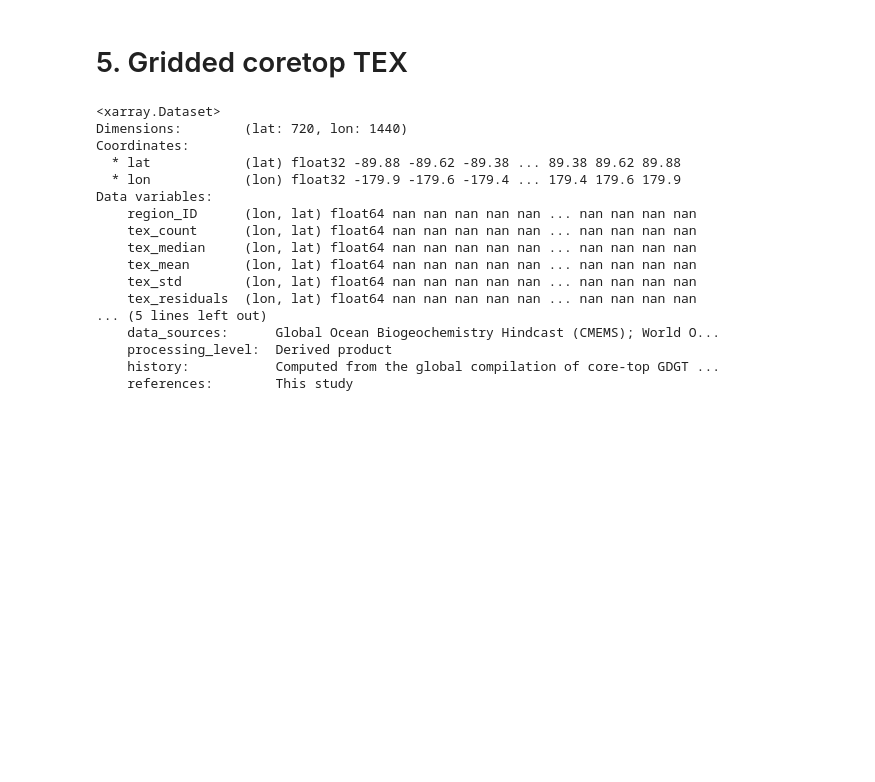
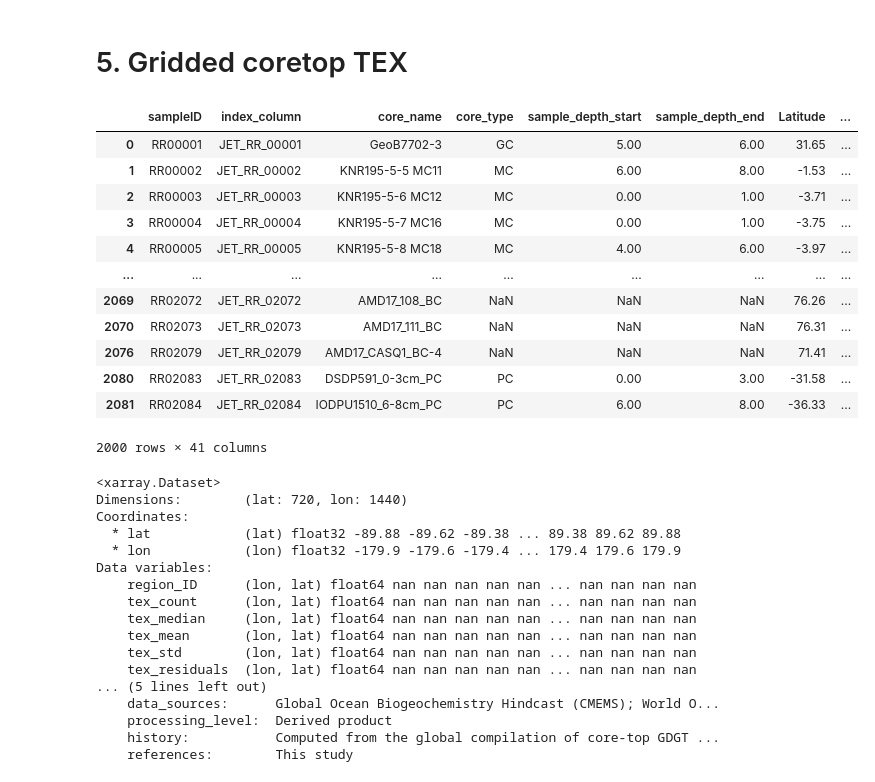
Before and after one commit to PaleoLipidRR/nutrient-effect-on-TEX, a Jupyter notebook: ipynb_files/SI_code1_PreProcessing_rev1.ipynb, the cells around one changed output. Cells and saved outputs as stored; diff of their text form; code cells hidden in the pictures; blank space fills up the shorter version.

Commit message:
finalized files

```diff
--- a/ipynb_files/SI_code1_PreProcessing_rev1.ipynb
+++ b/ipynb_files/SI_code1_PreProcessing_rev1.ipynb
@@ -737,6 +735,4 @@ fig.savefig(os.path.join(fpath,fname),bbox_inches='tight',embed_fonts=True,raste
 # %%
-### add surface nitrate to dataset
-surface_nitrate_da_final = nitrate_CMEMS_da_regrid_lld.isel(depth=0).drop('depth').rename('no3_sf')
 thermocline_depthIntegral_nitrate_da_final = thermocline_depthIntegral_nitrate_da.drop('depth').rename('no3_sf2tc_avg')
 thermocline_depthIntegral_nitrate_da_final = thermocline_depthIntegral_nitrate_da_final.assign_attrs({
     'long_name': 'Surface-to-thermocline (sf2tc) Average Nitrate Concentration',
@@ -774,6 +770,7 @@ thermocline_depthIntegral_T_da_final = thermocline_depthIntegral_T_da_final.assi
     'cell_methods':
         '''The surface-to-thermocline average is computed from the WOA23 temperature data by averaging values from the surface down to the thermocline, where thermocline depths are determined from WOA23 temperature data as the depth of maximum temperature gradient.''',})
 
+
 thermoT_depth_da_final = thermoT_depth_da.drop('depth').rename('tc_depth')
 thermoT_depth_da_final = thermoT_depth_da_final.assign_attrs({
     'long_name': 'Thermocline Depth',
@@ -797,10 +794,10 @@ thermoT_da_final = thermoT_da_final.assign_attrs({
 
 ### combine all dataarrays into a single dataset and save as ds06_calculated_ocean_properties.nc
 
-ds06 = xr.merge([surface_nitrate_da_final,thermocline_depthIntegral_nitrate_da_final,
+ds06 = xr.merge([thermocline_depthIntegral_nitrate_da_final,
                  thermocline_nitrate_da_final,
                  thermocline_depthIntegral_T_da_final,
-                 thermoT_da_final,thermoT_depth_da_final],combine_attrs="drop")
+                 thermoT_depth_da_final,thermoT_da_final],combine_attrs="drop")
 ds06 = ds06.assign_attrs({
     'title': 'Calculated Ocean Properties: Nitrite and Temperature from Surface to Thermocline',
     'summary': (
@@ -1136,6 +1132,22 @@ ds05.to_netcdf(os.path.join(fpath,fname+'.nc'),mode='w',
                     encoding={var: {'zlib': True} for var in ds05.data_vars})
 # %% [markdown]
 # 5. Gridded coretop TEX
+# %%
+coretop_df_full[coretop_df_full['QC_flag']=='include']
+# %% [output]
+|  | sampleID | index_column | core_name | core_type | sample_depth_start | sample_depth_end | Latitude | ... |
+| 0 | RR00001 | JET_RR_00001 | GeoB7702-3 | GC | 5.00 | 6.00 | 31.65 | ... |
+| 1 | RR00002 | JET_RR_00002 | KNR195-5-5 MC11 | MC | 6.00 | 8.00 | -1.53 | ... |
+| 2 | RR00003 | JET_RR_00003 | KNR195-5-6 MC12 | MC | 0.00 | 1.00 | -3.71 | ... |
+| 3 | RR00004 | JET_RR_00004 | KNR195-5-7 MC16 | MC | 0.00 | 1.00 | -3.75 | ... |
+| 4 | RR00005 | JET_RR_00005 | KNR195-5-8 MC18 | MC | 4.00 | 6.00 | -3.97 | ... |
+| ... | ... | ... | ... | ... | ... | ... | ... | ... |
+| 2069 | RR02072 | JET_RR_02072 | AMD17_108_BC | NaN | NaN | NaN | 76.26 | ... |
+| 2070 | RR02073 | JET_RR_02073 | AMD17_111_BC | NaN | NaN | NaN | 76.31 | ... |
+| 2076 | RR02079 | JET_RR_02079 | AMD17_CASQ1_BC-4 | NaN | NaN | NaN | 71.41 | ... |
+| 2080 | RR02083 | JET_RR_02083 | DSDP591_0-3cm_PC | PC | 0.00 | 3.00 | -31.58 | ... |
+| 2081 | RR02084 | JET_RR_02084 | IODPU1510_6-8cm_PC | PC | 6.00 | 8.00 | -36.33 | ... |
+2000 rows × 41 columns
 # %%
 new_features = ['tex_count','tex_median','tex_mean','tex_std']
 agg_func_list = ['count','median','mean','std']
```
Also changed, not shown: parts of 11 cells of this notebook, 3 other files.
